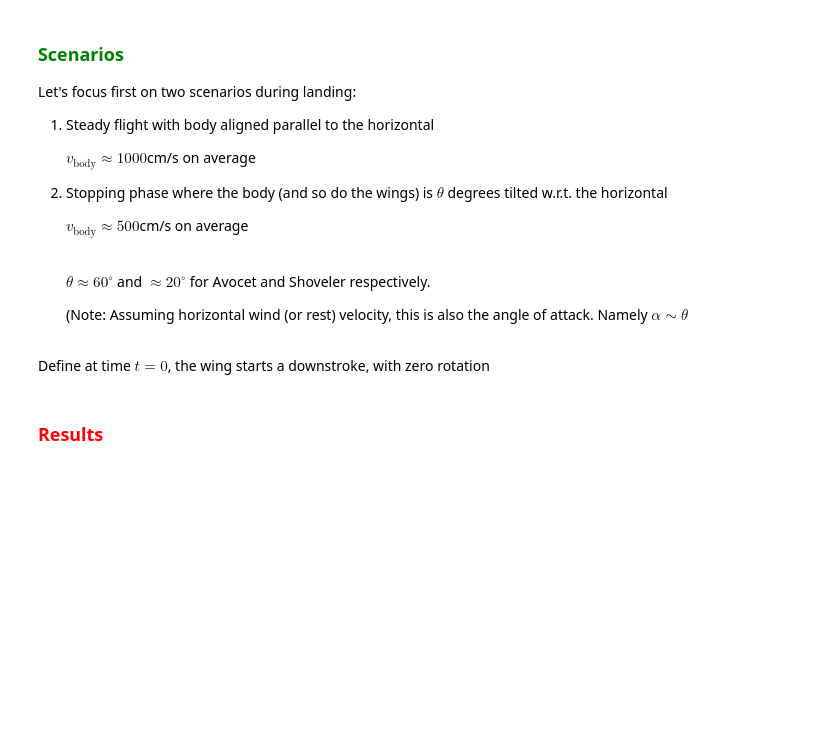
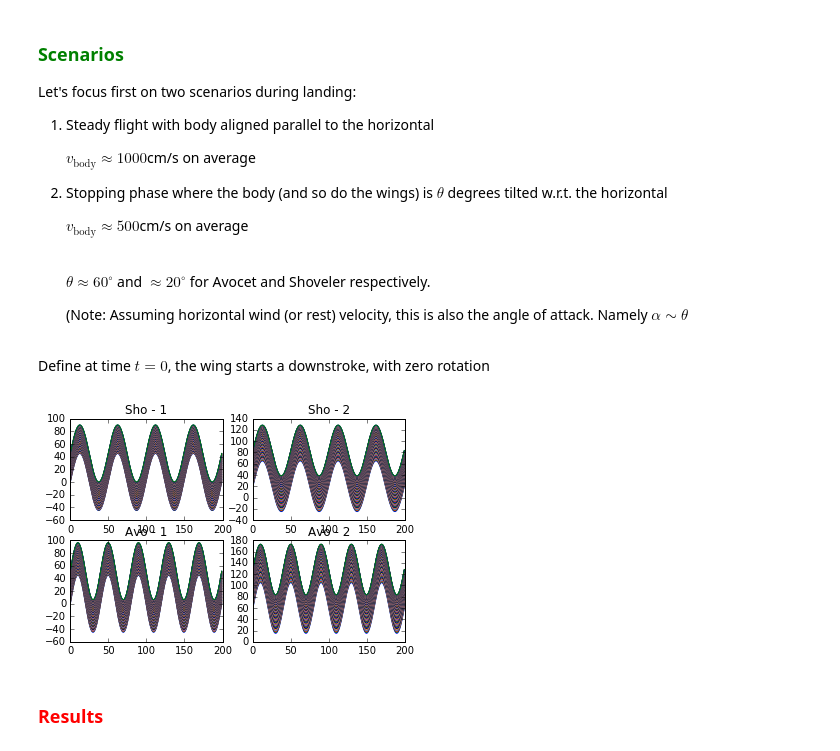
Before and after one commit to Ravirajadrangi/Biomechanics-of-Flight., a Jupyter notebook: dynamics/quick_estimate.ipynb, the cells around one changed output. Cells and saved outputs as stored; diff of their text form; code cells hidden in the pictures; blank space fills up the shorter version.

```diff
--- a/dynamics/quick_estimate.ipynb
+++ b/dynamics/quick_estimate.ipynb
@@ -83,6 +83,28 @@ v_tot_avo_2 = np.sqrt(v_body_2**2 + v_wing_avo**2 - \
                       2*v_body_2*v_wing_avo*np.cos(np.deg2rad(alpha_avo_2)))
 v_tot_sho_2 = np.sqrt(v_body_1**2 + v_wing_sho**2 - \
                       2*v_body_2*v_wing_sho*np.cos(np.deg2rad(alpha_sho_2)))
+# %%
+plt.subplot(221)
+for i in range(alpha_sho_1.shape[0]):
+    plt.plot(alpha_sho_1[i])
+    plt.title('Sho - 1')
+
+plt.subplot(222)
+for i in range(alpha_sho_2.shape[0]):
+    plt.plot(alpha_sho_2[i])
+    plt.title('Sho - 2')
+
+plt.subplot(223)
+for i in range(alpha_avo_1.shape[0]):
+    plt.plot(alpha_avo_1[i])
+    plt.title('Avo - 1')
+
+plt.subplot(224)
+for i in range(alpha_avo_2.shape[0]):
+    plt.plot(alpha_avo_2[i])
+    plt.title('Avo - 2')
+# %% [output]
+[figure, added]
 # %%
 def lift_drag_coeff(alpha):
     ## initialize
```
Also changed, not shown: parts of 3 cells of this notebook, 2 other files.
